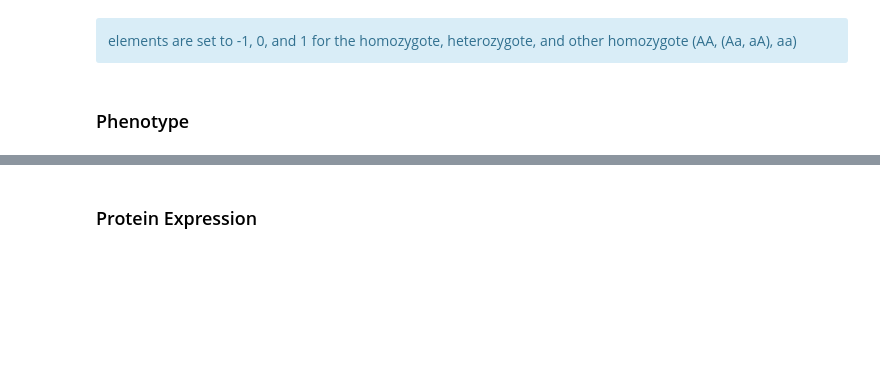
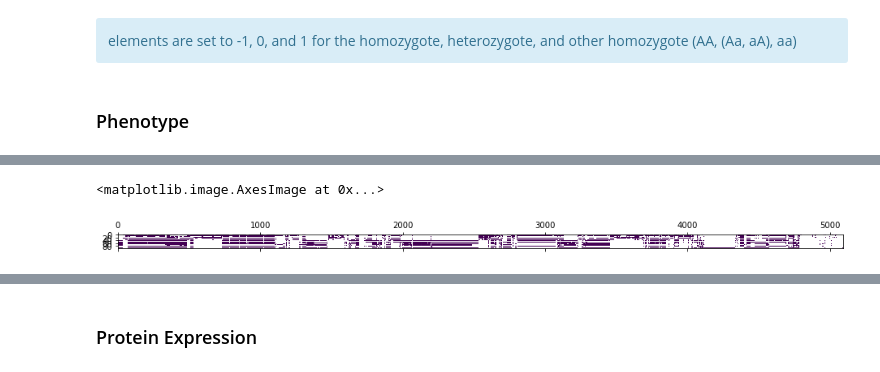
Before and after one commit to raphaelreiss/Network_tour_of_mice_genetics, a Jupyter notebook: Graph_Analysis_Mice_Genetics.ipynb, the cells around one changed output, grey strips where cells are left out. Saved outputs shown, nothing was run; the diff lists cells and outputs as text; code cells hidden in the pictures; blank space fills up the shorter version.

```diff
--- a/Graph_Analysis_Mice_Genetics.ipynb
+++ b/Graph_Analysis_Mice_Genetics.ipynb
@@ -49,0 +75,5 @@ print("Percentage of nan in the phenotype file: {:0.2f}%".format(nan_count / ent
+# %%
+plt.matshow(phenotype_df.T)
+# %% [output]
+<matplotlib.image.AxesImage at 0x...>
+[figure, added]
```
Also changed, not shown: parts of 38 cells of this notebook.
